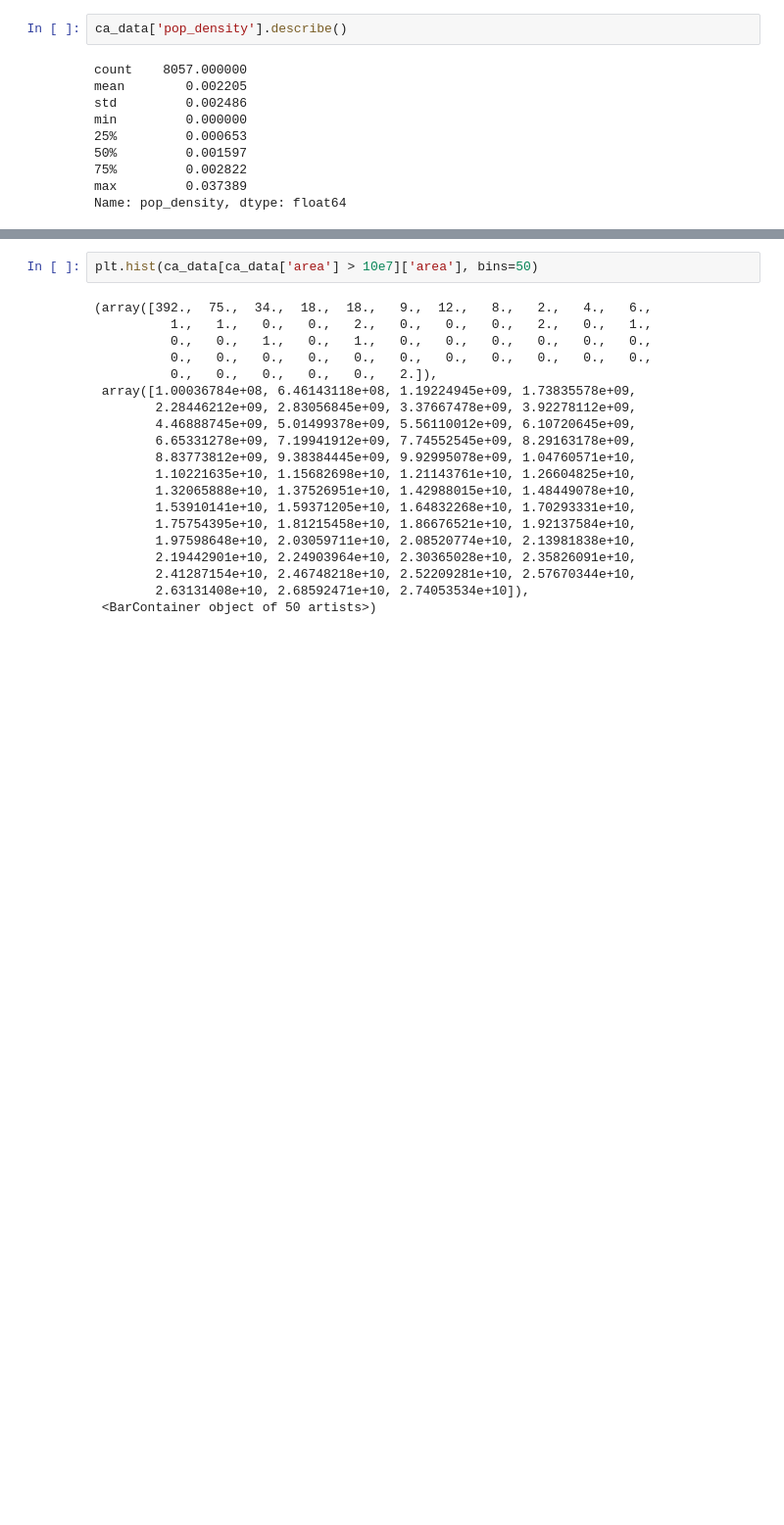
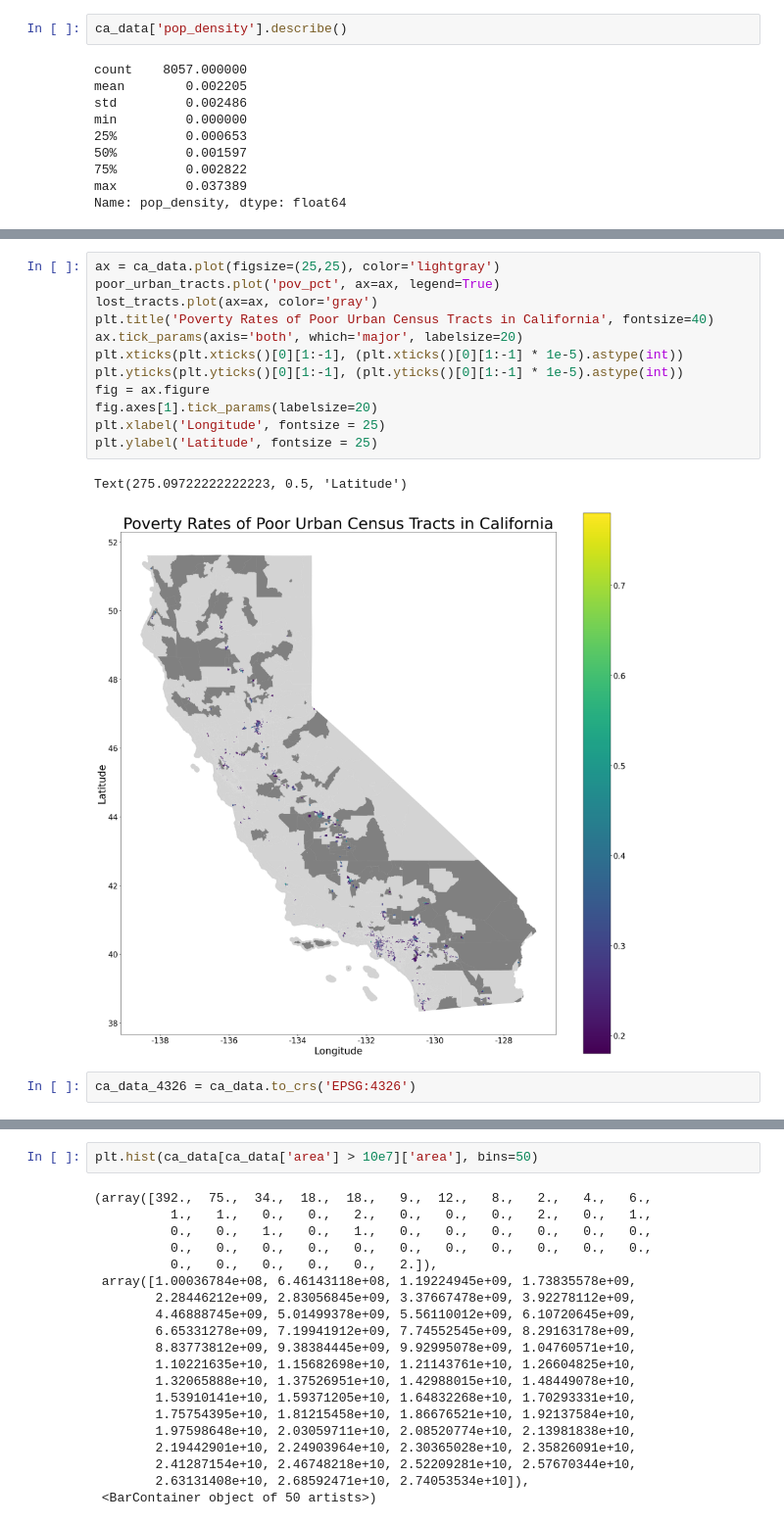
Before and after one commit to g-perona/CE-263-Final-Project, a Jupyter notebook: Giuseppe Work/census_data_collection.ipynb, the cells around one changed output, grey strips where cells are left out. Shown at 98% size. Drawn from its saved outputs; the diff is of its cells as text; blank space fills up the shorter version.

```diff
--- a/Giuseppe Work/census_data_collection.ipynb
+++ b/Giuseppe Work/census_data_collection.ipynb
@@ -172,0 +195,17 @@ poor_urban_tracts.plot('pov_pct', legend=True, figsize=(25,25))
+# %%
+ax = ca_data.plot(figsize=(25,25), color='lightgray')
+poor_urban_tracts.plot('pov_pct', ax=ax, legend=True)
+lost_tracts.plot(ax=ax, color='gray')
+plt.title('Poverty Rates of Poor Urban Census Tracts in California', fontsize=40)
+ax.tick_params(axis='both', which='major', labelsize=20)
+plt.xticks(plt.xticks()[0][1:-1], (plt.xticks()[0][1:-1] * 1e-5).astype(int))
+plt.yticks(plt.yticks()[0][1:-1], (plt.yticks()[0][1:-1] * 1e-5).astype(int))
+fig = ax.figure
+fig.axes[1].tick_params(labelsize=20)
+plt.xlabel('Longitude', fontsize = 25)
+plt.ylabel('Latitude', fontsize = 25)
+# %% [output]
+Text(275.09722222222223, 0.5, 'Latitude')
+[figure, added]
+# %%
+ca_data_4326 = ca_data.to_crs('EPSG:4326')
```
Also changed, not shown: parts of 12 cells of this notebook, 1 other file.
